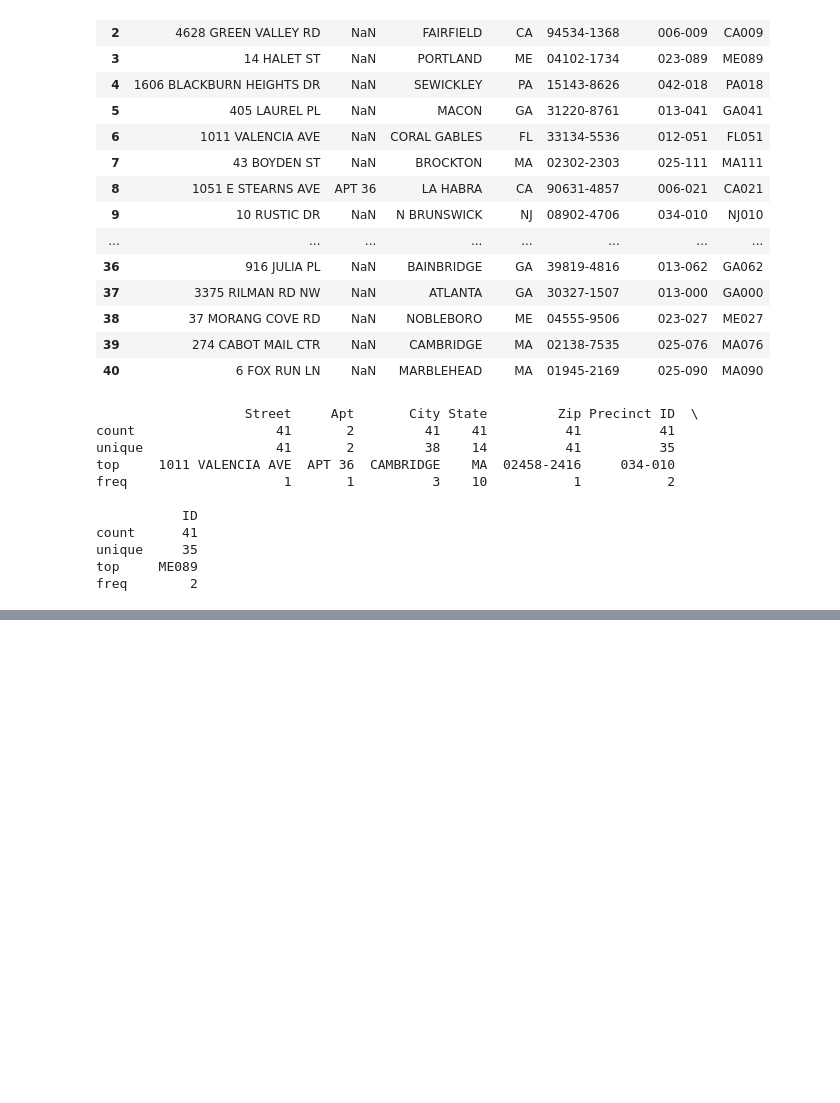
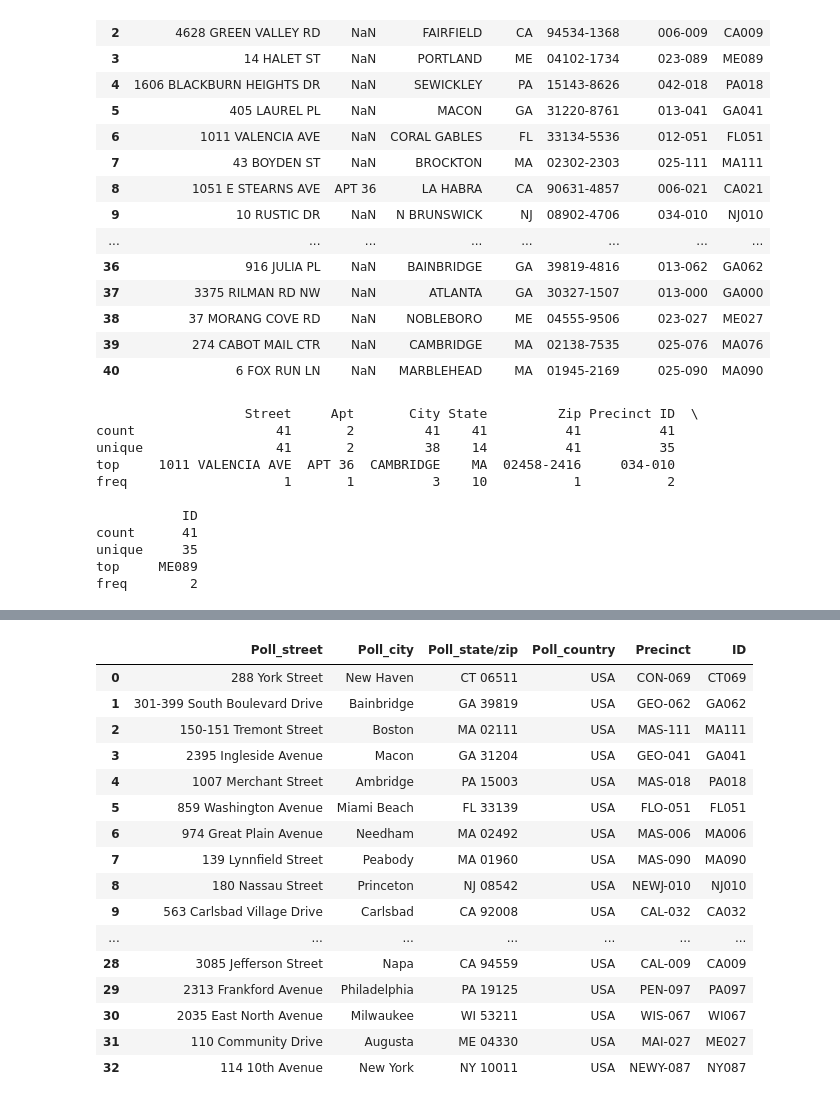
Before and after one commit to SilasNeptune/home-challenge, a Jupyter notebook: Polling.ipynb, the cells around one changed output, grey strips where cells are left out. Drawn from its saved outputs; the diff is of its cells as text; code cells hidden in the pictures; blank space fills up the shorter version.

```diff
--- a/Polling.ipynb
+++ b/Polling.ipynb
@@ -102,3 +137,25 @@ precinct = ''
+# %%
+polling = polling.drop(['Polling Address'], axis=1)
+polling['ID'] = polling['Poll_state/zip'].astype(str).str[:2] + polling['Precinct'].astype(str).str[-3:]
+display(polling)
+# %% [output]
+|  | Poll_street | Poll_city | Poll_state/zip | Poll_country | Precinct | ID |
+| 0 | 288 York Street | New Haven | CT 06511 | USA | CON-069 | CT069 |
+| 1 | 301-399 South Boulevard Drive | Bainbridge | GA 39819 | USA | GEO-062 | GA062 |
+| 2 | 150-151 Tremont Street | Boston | MA 02111 | USA | MAS-111 | MA111 |
+| 3 | 2395 Ingleside Avenue | Macon | GA 31204 | USA | GEO-041 | GA041 |
+| 4 | 1007 Merchant Street | Ambridge | PA 15003 | USA | MAS-018 | PA018 |
+| 5 | 859 Washington Avenue | Miami Beach | FL 33139 | USA | FLO-051 | FL051 |
+| 6 | 974 Great Plain Avenue | Needham | MA 02492 | USA | MAS-006 | MA006 |
+| 7 | 139 Lynnfield Street | Peabody | MA 01960 | USA | MAS-090 | MA090 |
+| 8 | 180 Nassau Street | Princeton | NJ 08542 | USA | NEWJ-010 | NJ010 |
+| 9 | 563 Carlsbad Village Drive | Carlsbad | CA 92008 | USA | CAL-032 | CA032 |
+| ... | ... | ... | ... | ... | ... | ... |
+| 28 | 3085 Jefferson Street | Napa | CA 94559 | USA | CAL-009 | CA009 |
+| 29 | 2313 Frankford Avenue | Philadelphia | PA 19125 | USA | PEN-097 | PA097 |
+| 30 | 2035 East North Avenue | Milwaukee | WI 53211 | USA | WIS-067 | WI067 |
+| 31 | 110 Community Drive | Augusta | ME 04330 | USA | MAI-027 | ME027 |
+| 32 | 114 10th Avenue | New York | NY 10011 | USA | NEWY-087 | NY087 |
 # %%
 merged = pd.merge(addresses, polling, how='left', on= 'ID')
 display(merged)
```
Also changed, not shown: parts of 9 cells of this notebook.
